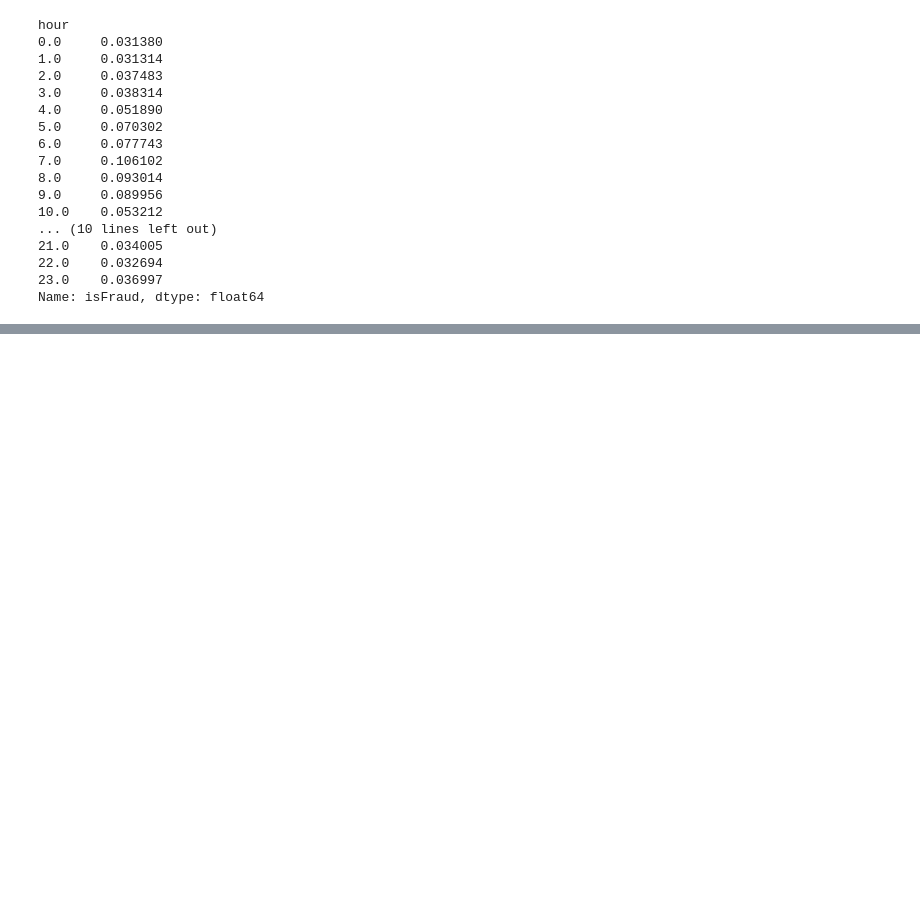
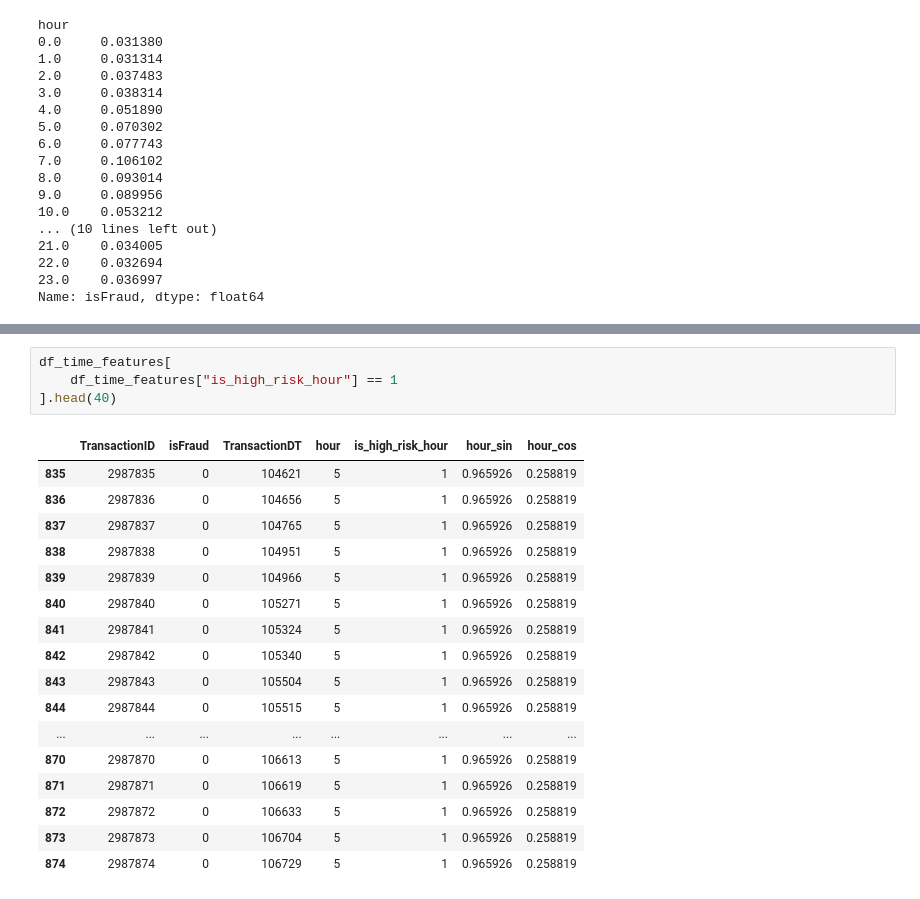
Before and after one commit to g-tapia/fraud-detection-system, a Jupyter notebook: notebooks/eda_modeling.ipynb, the cells around one changed output, grey strips where cells are left out. Saved outputs shown, nothing was run; the diff lists cells and outputs as text; blank space fills up the shorter version.

```diff
--- a/notebooks/eda_modeling.ipynb
+++ b/notebooks/eda_modeling.ipynb
@@ -735,0 +823,22 @@ plt.show()
+# %%
+df_time_features[
+    df_time_features["is_high_risk_hour"] == 1
+].head(40)
+# %% [output]
+|  | TransactionID | isFraud | TransactionDT | hour | is_high_risk_hour | hour_sin | hour_cos |
+| 835 | 2987835 | 0 | 104621 | 5 | 1 | 0.965926 | 0.258819 |
+| 836 | 2987836 | 0 | 104656 | 5 | 1 | 0.965926 | 0.258819 |
+| 837 | 2987837 | 0 | 104765 | 5 | 1 | 0.965926 | 0.258819 |
+| 838 | 2987838 | 0 | 104951 | 5 | 1 | 0.965926 | 0.258819 |
+| 839 | 2987839 | 0 | 104966 | 5 | 1 | 0.965926 | 0.258819 |
+| 840 | 2987840 | 0 | 105271 | 5 | 1 | 0.965926 | 0.258819 |
+| 841 | 2987841 | 0 | 105324 | 5 | 1 | 0.965926 | 0.258819 |
+| 842 | 2987842 | 0 | 105340 | 5 | 1 | 0.965926 | 0.258819 |
+| 843 | 2987843 | 0 | 105504 | 5 | 1 | 0.965926 | 0.258819 |
+| 844 | 2987844 | 0 | 105515 | 5 | 1 | 0.965926 | 0.258819 |
+| ... | ... | ... | ... | ... | ... | ... | ... |
+| 870 | 2987870 | 0 | 106613 | 5 | 1 | 0.965926 | 0.258819 |
+| 871 | 2987871 | 0 | 106619 | 5 | 1 | 0.965926 | 0.258819 |
+| 872 | 2987872 | 0 | 106633 | 5 | 1 | 0.965926 | 0.258819 |
+| 873 | 2987873 | 0 | 106704 | 5 | 1 | 0.965926 | 0.258819 |
+| 874 | 2987874 | 0 | 106729 | 5 | 1 | 0.965926 | 0.258819 |
```
Also changed, not shown: parts of 10 cells of this notebook.
